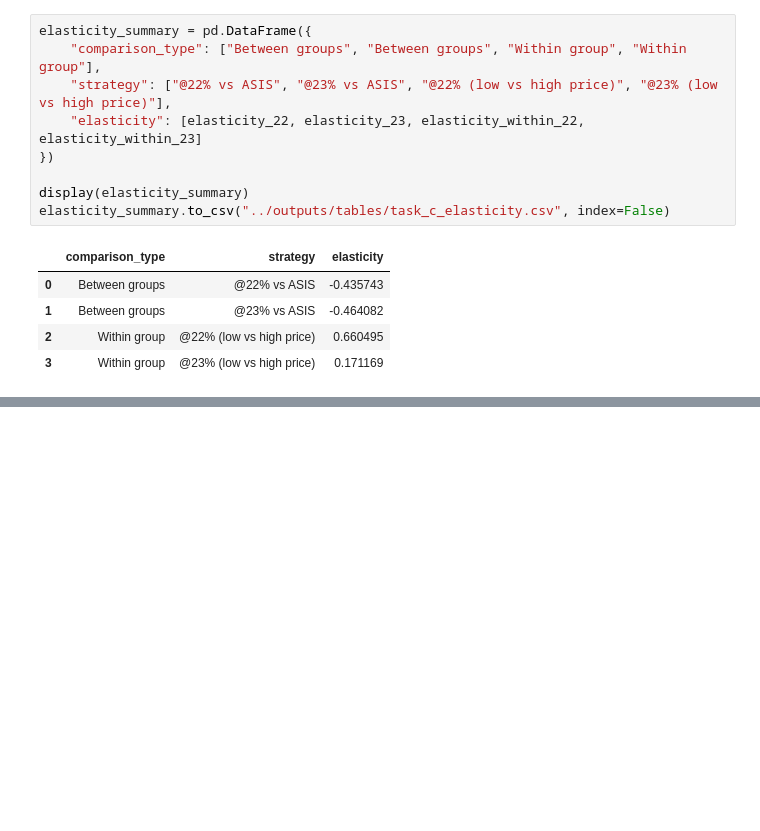
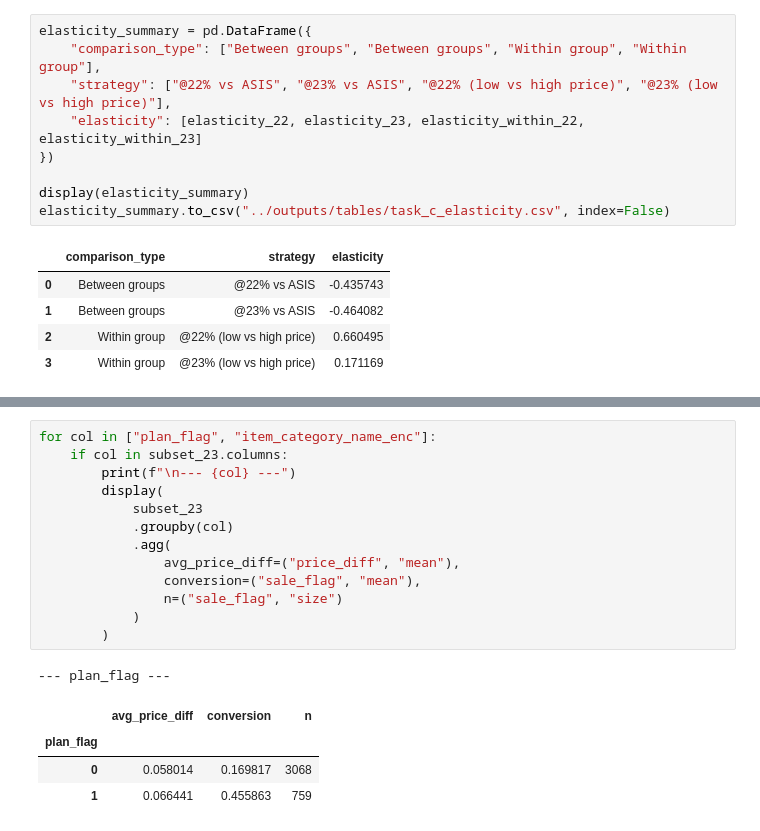
Before and after one commit to SiriJ079/dg-pricing-analysis-case-study, a Jupyter notebook: notebooks/04_task_c_price_elasticity.ipynb, the cells around one changed output, grey strips where cells are left out. Drawn from its saved outputs; the diff is of its cells as text; blank space fills up the shorter version.

```diff
--- a/notebooks/04_task_c_price_elasticity.ipynb
+++ b/notebooks/04_task_c_price_elasticity.ipynb
@@ -151,0 +207,19 @@ elasticity_summary.to_csv("../outputs/tables/task_c_elasticity.csv", index=False
+# %%
+for col in ["plan_flag", "item_category_name_enc"]:
+    if col in subset_23.columns:
+        print(f"\n--- {col} ---")
+        display(
+            subset_23
+            .groupby(col)
+            .agg(
+                avg_price_diff=("price_diff", "mean"),
+                conversion=("sale_flag", "mean"),
+                n=("sale_flag", "size")
+            )
+        )
+# %% [output]
+--- plan_flag ---
+|  | avg_price_diff | conversion | n |
+| plan_flag |  |  |  |
+| 0 | 0.058014 | 0.169817 | 3068 |
+| 1 | 0.066441 | 0.455863 | 759 |
```
Also changed, not shown: parts of 5 cells of this notebook, 7 other files.
